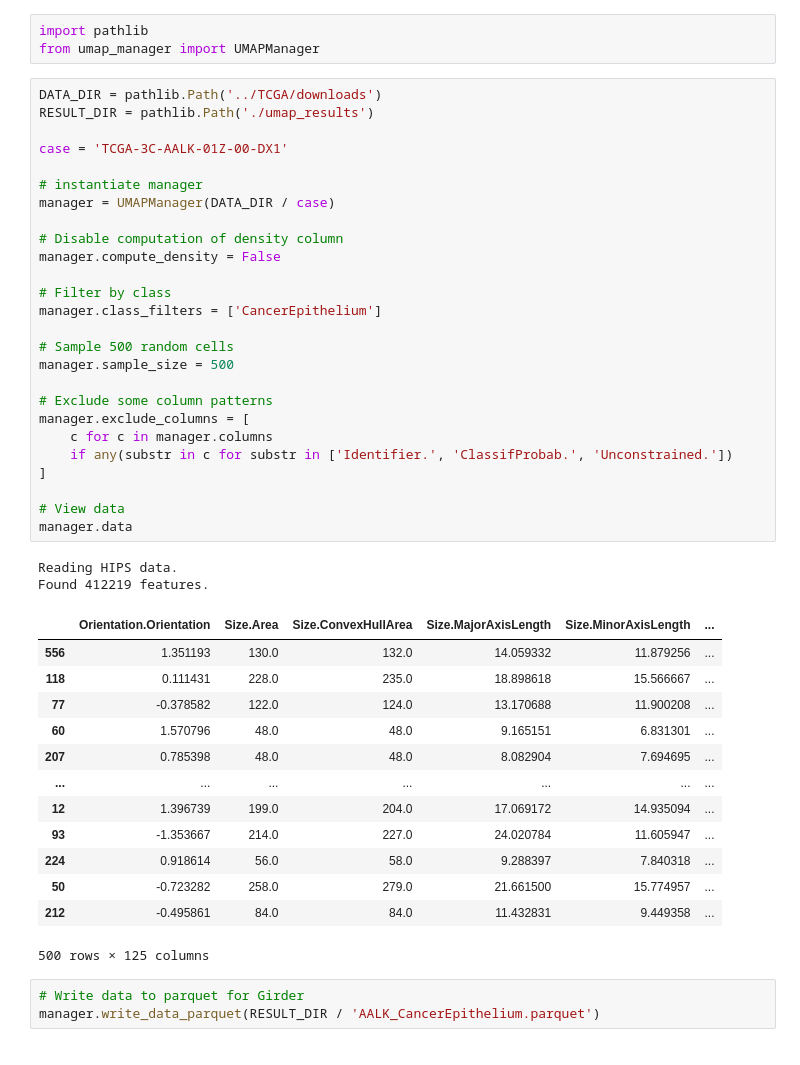
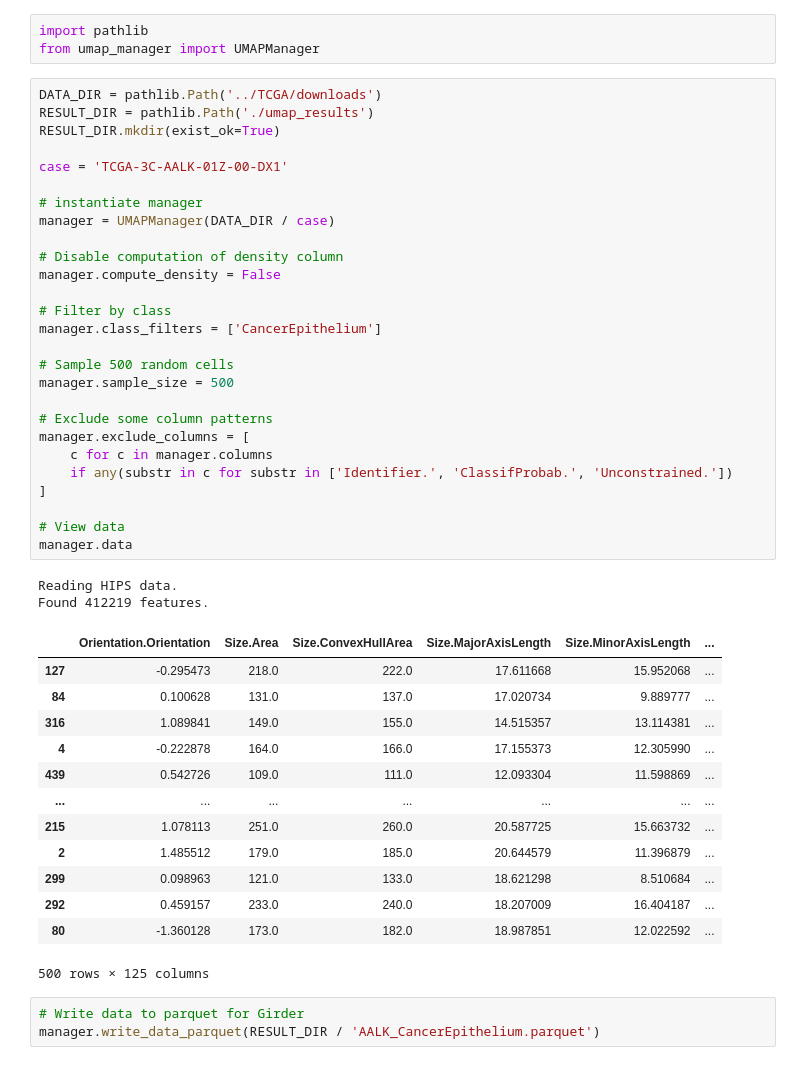
Before and after one commit to atlascope/phase-2-experiments, a Jupyter notebook: jupyter/umap_test.ipynb, the cells around one changed output. Drawn from its saved outputs; the diff is of its cells as text.

```diff
--- a/jupyter/umap_test.ipynb
+++ b/jupyter/umap_test.ipynb
@@ -4,44 +4,45 @@ from umap_manager import UMAPManager
 # %%
 DATA_DIR = pathlib.Path('../TCGA/downloads')
 RESULT_DIR = pathlib.Path('./umap_results')
+RESULT_DIR.mkdir(exist_ok=True)
 
 case = 'TCGA-3C-AALK-01Z-00-DX1'
 
 # instantiate manager
 manager = UMAPManager(DATA_DIR / case)
 
 # Disable computation of density column
 manager.compute_density = False
 
 # Filter by class
 manager.class_filters = ['CancerEpithelium']
 
 # Sample 500 random cells
 manager.sample_size = 500
 
 # Exclude some column patterns
 manager.exclude_columns = [
     c for c in manager.columns
     if any(substr in c for substr in ['Identifier.', 'ClassifProbab.', 'Unconstrained.'])
 ]
 
 # View data
 manager.data
 # %% [output]
 Reading HIPS data.
 Found 412219 features.
 |  | Orientation.Orientation | Size.Area | Size.ConvexHullArea | Size.MajorAxisLength | Size.MinorAxisLength | ... |
-| 556 | 1.351193 | 130.0 | 132.0 | 14.059332 | 11.879256 | ... |
-| 118 | 0.111431 | 228.0 | 235.0 | 18.898618 | 15.566667 | ... |
-| 77 | -0.378582 | 122.0 | 124.0 | 13.170688 | 11.900208 | ... |
-| 60 | 1.570796 | 48.0 | 48.0 | 9.165151 | 6.831301 | ... |
-| 207 | 0.785398 | 48.0 | 48.0 | 8.082904 | 7.694695 | ... |
+| 127 | -0.295473 | 218.0 | 222.0 | 17.611668 | 15.952068 | ... |
+| 84 | 0.100628 | 131.0 | 137.0 | 17.020734 | 9.889777 | ... |
+| 316 | 1.089841 | 149.0 | 155.0 | 14.515357 | 13.114381 | ... |
+| 4 | -0.222878 | 164.0 | 166.0 | 17.155373 | 12.305990 | ... |
+| 439 | 0.542726 | 109.0 | 111.0 | 12.093304 | 11.598869 | ... |
 | ... | ... | ... | ... | ... | ... | ... |
-| 12 | 1.396739 | 199.0 | 204.0 | 17.069172 | 14.935094 | ... |
-| 93 | -1.353667 | 214.0 | 227.0 | 24.020784 | 11.605947 | ... |
-| 224 | 0.918614 | 56.0 | 58.0 | 9.288397 | 7.840318 | ... |
-| 50 | -0.723282 | 258.0 | 279.0 | 21.661500 | 15.774957 | ... |
-| 212 | -0.495861 | 84.0 | 84.0 | 11.432831 | 9.449358 | ... |
+| 215 | 1.078113 | 251.0 | 260.0 | 20.587725 | 15.663732 | ... |
+| 2 | 1.485512 | 179.0 | 185.0 | 20.644579 | 11.396879 | ... |
+| 299 | 0.098963 | 121.0 | 133.0 | 18.621298 | 8.510684 | ... |
+| 292 | 0.459157 | 233.0 | 240.0 | 18.207009 | 16.404187 | ... |
+| 80 | -1.360128 | 173.0 | 182.0 | 18.987851 | 12.022592 | ... |
 500 rows × 125 columns
 # %%
 # Write data to parquet for Girder
```
Also changed, not shown: parts of 4 cells of this notebook, 1 other file.
